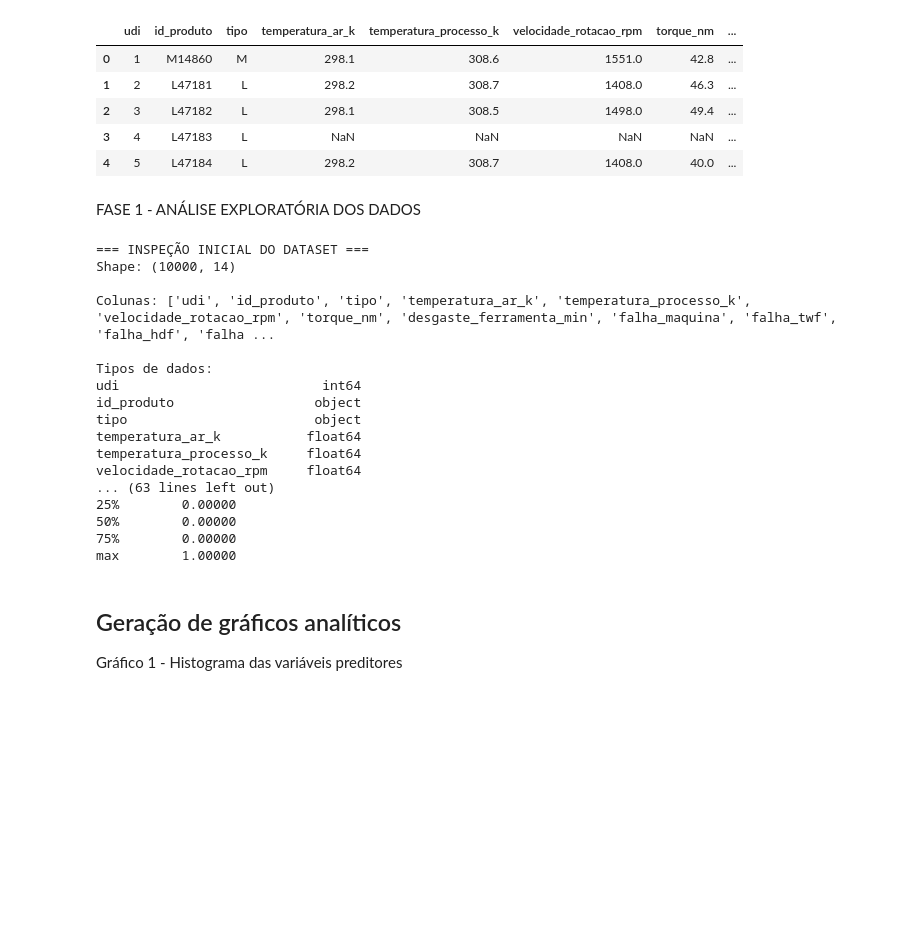
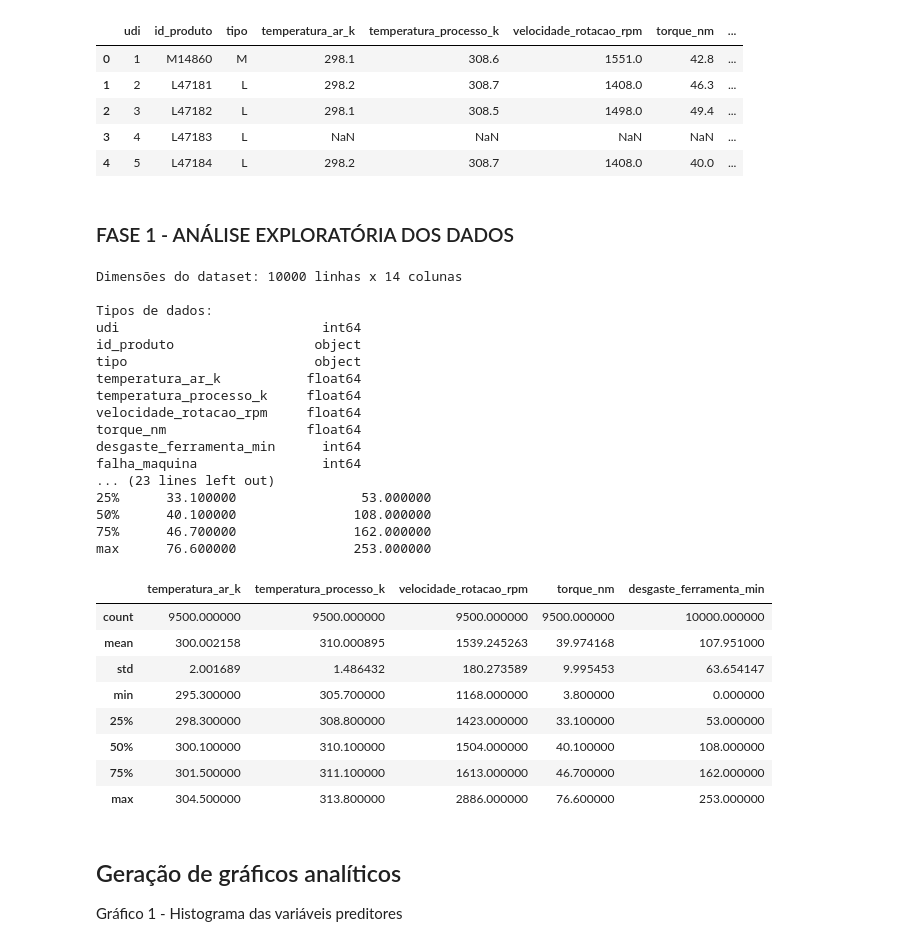
Before and after one commit to eduardaecher/pipeline-preditivo, a Jupyter notebook: notebook.ipynb, the cells around one changed output. Saved outputs shown, nothing was run; the diff lists cells and outputs as text; code cells hidden in the pictures; blank space fills up the shorter version.

```diff
--- a/notebook.ipynb
+++ b/notebook.ipynb
@@ -15,4 +15,4 @@ df_bruto.head()
 | 3 | 4 | L47183 | L | NaN | NaN | NaN | NaN | ... |
 | 4 | 5 | L47184 | L | 298.2 | 308.7 | 1408.0 | 40.0 | ... |
 # %% [markdown]
-FASE 1 - ANÁLISE EXPLORATÓRIA DOS DADOS
+### FASE 1 - ANÁLISE EXPLORATÓRIA DOS DADOS
@@ -19,24 +27,33 @@ FASE 1 - ANÁLISE EXPLORATÓRIA DOS DADOS
 # %%
 from src.analysis import inspecionar_dados
-inspecionar_dados(df_bruto)
+inspecionar_dados(df_bruto, colunas_numericas=variaveis_numericas)
 # %% [output]
-=== INSPEÇÃO INICIAL DO DATASET ===
-Shape: (10000, 14)
-
-Colunas: ['udi', 'id_produto', 'tipo', 'temperatura_ar_k', 'temperatura_processo_k', 'velocidade_rotacao_rpm', 'torque_nm', 'desgaste_ferramenta_min', 'falha_maquina', 'falha_twf', 'falha_hdf', 'falha ...
+Dimensões do dataset: 10000 linhas x 14 colunas
 
 Tipos de dados:
 udi                          int64
 id_produto                  object
 tipo                        object
 temperatura_ar_k           float64
 temperatura_processo_k     float64
 velocidade_rotacao_rpm     float64
-... (63 lines left out)
-25%        0.00000
-50%        0.00000
-75%        0.00000
-max        1.00000
+torque_nm                  float64
+desgaste_ferramenta_min      int64
+falha_maquina                int64
+... (23 lines left out)
+25%      33.100000                53.000000
+50%      40.100000               108.000000
+75%      46.700000               162.000000
+max      76.600000               253.000000
+|  | temperatura_ar_k | temperatura_processo_k | velocidade_rotacao_rpm | torque_nm | desgaste_ferramenta_min |
+| count | 9500.000000 | 9500.000000 | 9500.000000 | 9500.000000 | 10000.000000 |
+| mean | 300.002158 | 310.000895 | 1539.245263 | 39.974168 | 107.951000 |
+| std | 2.001689 | 1.486432 | 180.273589 | 9.995453 | 63.654147 |
+| min | 295.300000 | 305.700000 | 1168.000000 | 3.800000 | 0.000000 |
+| 25% | 298.300000 | 308.800000 | 1423.000000 | 33.100000 | 53.000000 |
+| 50% | 300.100000 | 310.100000 | 1504.000000 | 40.100000 | 108.000000 |
+| 75% | 301.500000 | 311.100000 | 1613.000000 | 46.700000 | 162.000000 |
+| max | 304.500000 | 313.800000 | 2886.000000 | 76.600000 | 253.000000 |
 # %% [markdown]
 ## Geração de gráficos analíticos
 Gráfico 1 - Histograma das variáveis preditores
```
Also changed, not shown: parts of 12 cells of this notebook, 3 other files.
